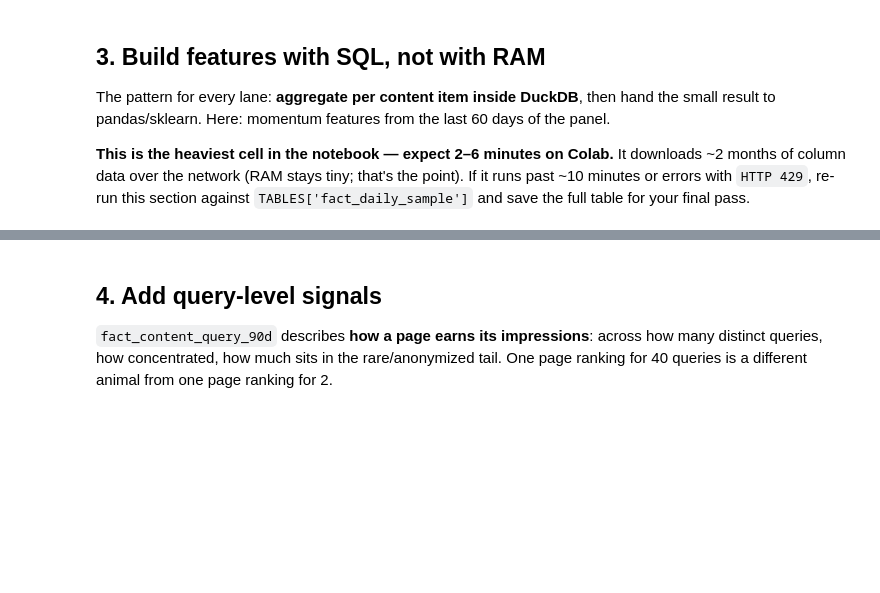
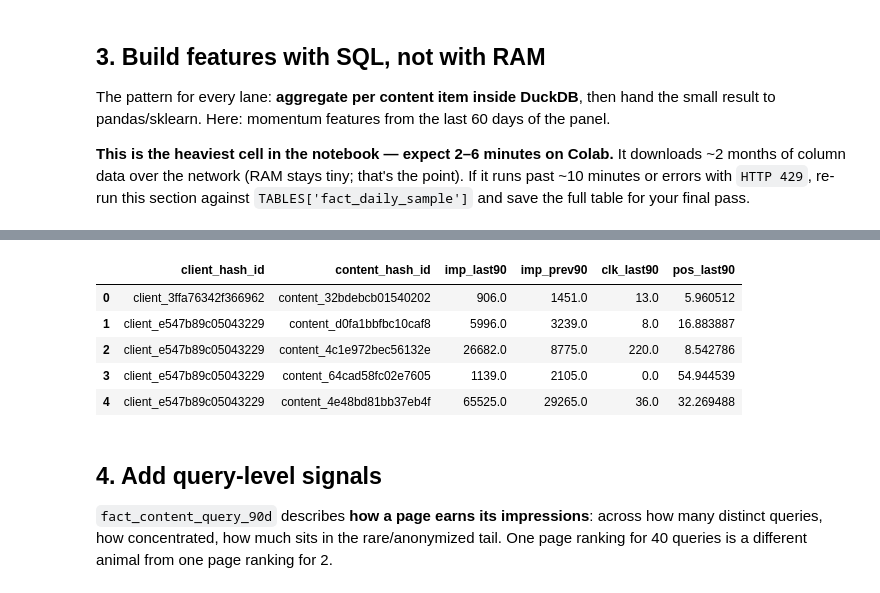
Before and after one commit to Rimshakalhoro/flyrank-ml-internship-rimsha, a Jupyter notebook: notebooks/03_working_with_the_full_release.ipynb, the cells around one changed output, grey strips where cells are left out. Saved outputs shown, nothing was run; the diff lists cells and outputs as text; code cells hidden in the pictures; blank space fills up the shorter version.

```diff
--- a/notebooks/03_working_with_the_full_release.ipynb
+++ b/notebooks/03_working_with_the_full_release.ipynb
@@ -108,23 +106,73 @@ result to pandas/sklearn. Here: momentum features from the last 60 days of the p
 
 **This is the heaviest cell in the notebook — expect 2–6 minutes on Colab.** It downloads ~2 months of column data over the network (RAM stays tiny; that's the point). If it runs past ~10 minutes or errors with `HTTP 429`, re-run this section against `TABLES['fact_daily_sample']` and save the full table for your final pass.
 # %%
-features = con.sql(f"""
+# ============================================
+# YOUR TURN — 90-DAY FEATURES
+# ============================================
+
+features_90 = con.sql(f"""
     WITH bounds AS (
-        SELECT MAX(report_date) AS end_d FROM {TABLES['fact_daily']}
+        SELECT MAX(report_date) AS end_d
+        FROM {TABLES['fact_daily']}
     ),
+
     windowed AS (
-        SELECT f.client_hash_id, f.content_hash_id,
-               SUM(CASE WHEN f.report_date >  b.end_d - INTERVAL 30 DAY THEN f.gsc_impressions ELSE 0 END) AS imp_last30,
-               SUM(CASE WHEN f.report_date <= b.end_d - INTERVAL 30 DAY THEN f.gsc_impressions ELSE 0 END) AS imp_prev30,
-               SUM(CASE WHEN f.report_date >  b.end_d - INTERVAL 30 DAY THEN f.gsc_clicks ELSE 0 END)      AS clk_last30,
-               AVG(CASE WHEN f.report_date >  b.end_d - INTERVAL 30 DAY THEN f.gsc_avg_position END)       AS pos_last30
-        FROM {TABLES['fact_daily']} f, bounds b
-        WHERE f.report_date > b.end_d - INTERVAL 60 DAY
-        GROUP BY 1, 2
-        HAVING imp_prev30 >= 100
+        SELECT
+            f.client_hash_id,
+            f.content_hash_id,
+
+            -- Previous 90 days
+            SUM(
+                CASE
+                    WHEN f.report_date > b.end_d - INTERVAL 90 DAY
+                    THEN f.gsc_impressions
+                    ELSE 0
+                END
+            ) AS imp_last90,
+
+            -- 90 days before that
+            SUM(
+                CASE
+                    WHEN f.report_date <= b.end_d - INTERVAL 90 DAY
+                     AND f.report_date > b.end_d - INTERVAL 180 DAY
+                    THEN f.gsc_impressions
+                    ELSE 0
+                END
+            ) AS imp_prev90,
+
+            SUM(
+                CASE
+                    WHEN f.report_date > b.end_d - INTERVAL 90 DAY
+                    THEN f.gsc_clicks
+                    ELSE 0
+                END
+            ) AS clk_last90,
+
+            AVG(
+                CASE
+                    WHEN f.report_date > b.end_d - INTERVAL 90 DAY
+                    THEN f.gsc_avg_position
+                END
+            ) AS pos_last90
+
+        FROM {TABLES['fact_daily']} f
+        CROSS JOIN bounds b
+
+        WHERE f.report_date > b.end_d - INTERVAL 180 DAY
+
+        GROUP BY
+            f.client_hash_id,
+            f.content_hash_id
+
+        -- YOUR CHOSEN THRESHOLD
+        HAVING imp_prev90 >= 200
     )
-    SELECT * FROM windowed
+
+    SELECT *
+    FROM windowed
 """).df()
 
-print(f'{len(features):,} content items with enough history')
-features.head()
+print(f"{len(features_90):,} content items with enough history")
+
+features_90.head()
+# %% [output]
@@ -131,3 +180,9 @@ features.head()
+|  | client_hash_id | content_hash_id | imp_last90 | imp_prev90 | clk_last90 | pos_last90 |
+| 0 | client_3ffa76342f366962 | content_32bdebcb01540202 | 906.0 | 1451.0 | 13.0 | 5.960512 |
+| 1 | client_e547b89c05043229 | content_d0fa1bbfbc10caf8 | 5996.0 | 3239.0 | 8.0 | 16.883887 |
+| 2 | client_e547b89c05043229 | content_4c1e972bec56132e | 26682.0 | 8775.0 | 220.0 | 8.542786 |
+| 3 | client_e547b89c05043229 | content_64cad58fc02e7605 | 1139.0 | 2105.0 | 0.0 | 54.944539 |
+| 4 | client_e547b89c05043229 | content_4e48bd81bb37eb4f | 65525.0 | 29265.0 | 36.0 | 32.269488 |
 # %% [markdown]
 ## 4. Add query-level signals
 
```
Also changed, not shown: parts of 4 cells of this notebook.
